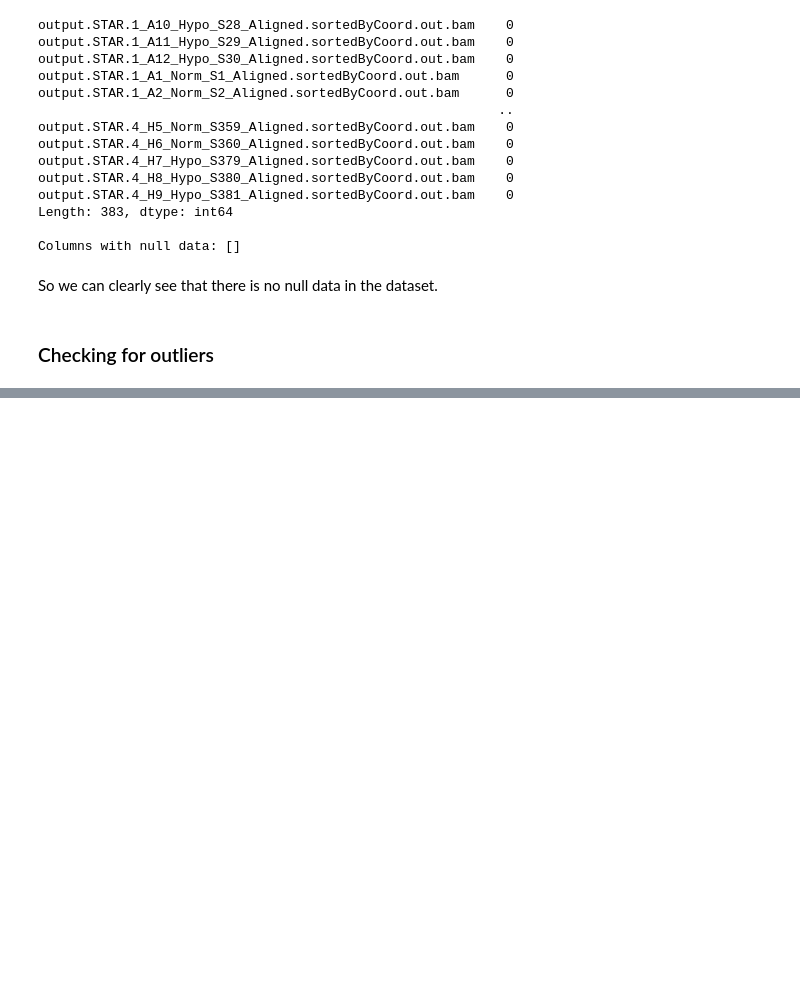
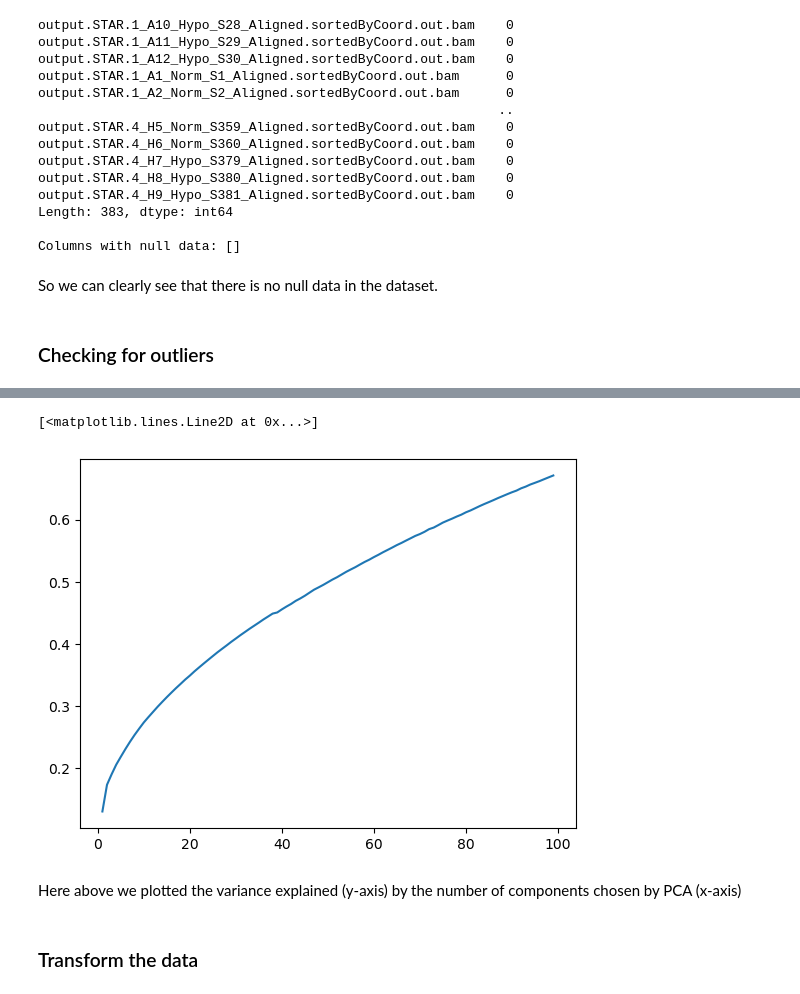
Before and after one commit to andreafabbricatore/ailab, a Jupyter notebook: alelunch.ipynb, the cells around one changed output, grey strips where cells are left out. Drawn from its saved outputs; the diff is of its cells as text; code cells hidden in the pictures; blank space fills up the shorter version.

```diff
--- a/alelunch.ipynb
+++ b/alelunch.ipynb
@@ -62,0 +150,22 @@ So we can clearly see that there is no null data in the dataset.
+# %%
+target = transposed_mcf7_df['label']
+transposed_mcf7_df.drop(["label"], axis=1, inplace=True)
+# %%
+# Instantiate VarianceThreshold object
+threshold = 0.05
+selector = fs.VarianceThreshold(threshold)
+
+# Fit selector to DataFrame
+selector.fit(transposed_mcf7_df)
+
+# Get boolean mask of features that meet threshold
+mask = selector.get_support()
+
+# Get list of column names that meet threshold
+near_zero_var_cols = transposed_mcf7_df.columns[~mask].tolist()
+
+# Print the result
+print(f'Columns with < {threshold} variance: {near_zero_var_cols}')
+print(f"In total: {len(near_zero_var_cols)}")
+var_fixed = transposed_mcf7_df.drop(near_zero_var_cols, axis=1)
+var_fixed
@@ -62,0 +188,6 @@ So we can clearly see that there is no null data in the dataset.
+# %%
+scaler = StandardScaler()
+scaled_features = scaler.fit_transform(var_fixed)
+scaled_df = pd.DataFrame(scaled_features, index=var_fixed.index, columns=var_fixed.columns)
+scaled_df['label'] = target
+scaled_df
@@ -62,0 +208,18 @@ So we can clearly see that there is no null data in the dataset.
+# %%
+target = scaled_df['label']
+scaled_df.drop(['label'], axis=1, inplace=True)
+# %%
+accuracies = []
+for i in range(1,100):
+    pca = PCA(n_components=i)
+    pca.fit_transform(scaled_df)
+    accuracies.append(sum(pca.explained_variance_ratio_))
+
+plt.plot([i for i in range(1,100)], accuracies)
+# %% [output]
+[<matplotlib.lines.Line2D at 0x...>]
+[figure, added]
+# %% [markdown]
+Here above we plotted the variance explained (y-axis) by the number of components chosen by PCA (x-axis)
+# %% [markdown]
+### Transform the data
```
Also changed, not shown: parts of 12 cells of this notebook, 1 other file.
